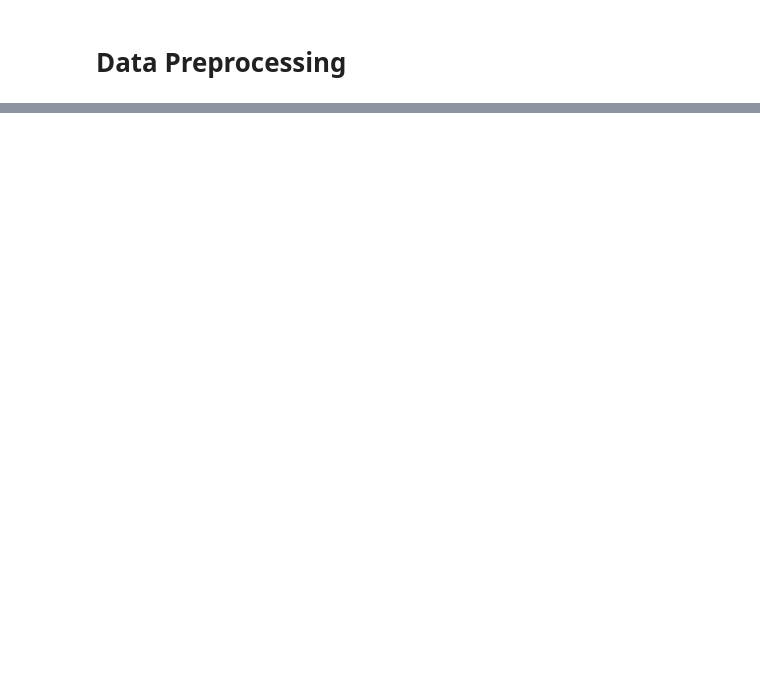
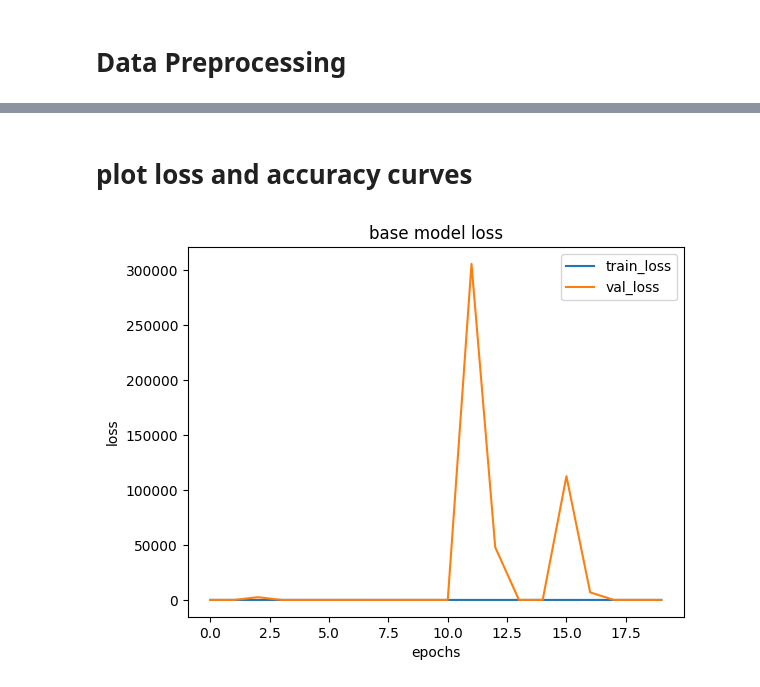
Before and after one commit to HidellaS/Malaria-Diagnosis, a Jupyter notebook: Maleria_Detection.ipynb, the cells around one changed output, grey strips where cells are left out. Cells and saved outputs as stored; diff of their text form; code cells hidden in the pictures; blank space fills up the shorter version.

Commit message:
created a base model

```diff
--- a/Maleria_Detection.ipynb
+++ b/Maleria_Detection.ipynb
@@ -113,0 +146,2 @@ for i, (image, label) in enumerate(train_dataset.take(16)):
+# %%
+val_dataset = val_dataset.shuffle(buffer_size = 8, reshuffle_each_iteration=True).batch(BATCH_SIZE).prefetch(tf.data.AUTOTUNE)
@@ -113,0 +155,22 @@ for i, (image, label) in enumerate(train_dataset.take(16)):
+# %%
+model = tf.keras.Sequential([
+
+    InputLayer(input_shape= (IM_SIZE, IM_SIZE, 3)),
+
+    Conv2D(filters=6, kernel_size=3, strides=1, padding='valid', activation='relu'),
+    BatchNormalization(),
+    MaxPool2D(pool_size=2, strides=2),
+
+    Conv2D(filters=16, kernel_size=3, strides=1, padding='valid', activation='relu'),
+    BatchNormalization(),
+    MaxPool2D(pool_size=2, strides=2),
+
+    Flatten(),
+
+    Dense(1000, activation='relu'),
+    BatchNormalization(),
+    Dense(100, activation='relu'),
+    BatchNormalization(),
+    Dense(1, activation='sigmoid'),
+
+])
@@ -113,0 +199,9 @@ for i, (image, label) in enumerate(train_dataset.take(16)):
+# %%
+model.compile(optimizer=Adam(learning_rate=0.1),
+              loss=BinaryCrossentropy(),
+              metrics='accuracy')
+# %%
+history_1 = model.fit(train_dataset,
+                      validation_data=val_dataset,
+                      epochs=20,
+                      verbose=1)
@@ -113,0 +226,12 @@ for i, (image, label) in enumerate(train_dataset.take(16)):
+# %% [markdown]
+# plot loss and accuracy curves
+# %%
+plt.plot(history_1.history['loss'])
+plt.plot(history_1.history['val_loss'])
+plt.title('base model loss')
+plt.xlabel('epochs')
+plt.ylabel('loss')
+plt.legend(['train_loss', 'val_loss'])
+plt.show()
+# %% [output]
+[figure, added]
```
Also changed, not shown: parts of 12 cells of this notebook.
